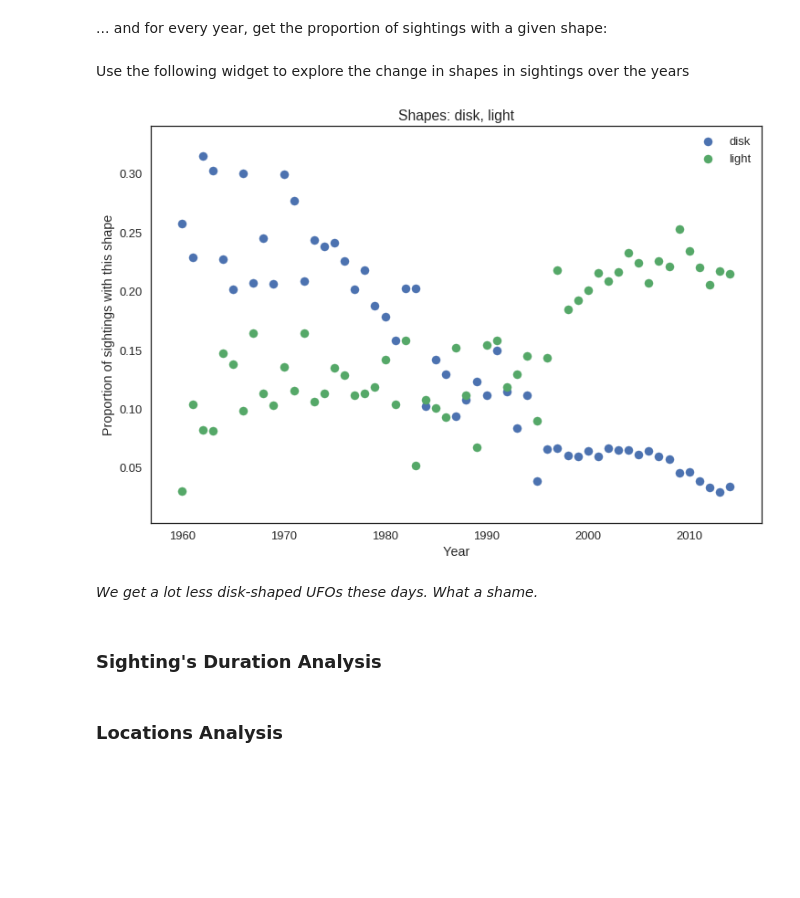
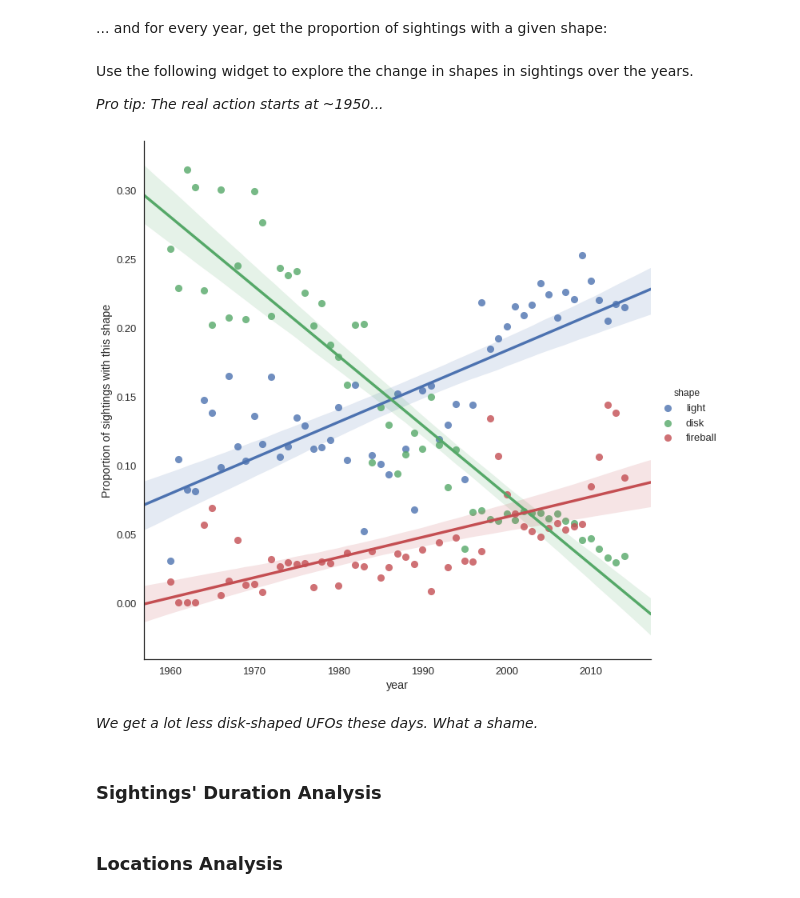
Before and after one commit to shahamran/needle, a Jupyter notebook: Aliens.ipynb, the cells around one changed output. Saved outputs shown, nothing was run; the diff lists cells and outputs as text; code cells hidden in the pictures; blank space fills up the shorter version.

Commit message:
tidy the shapes section

```diff
--- a/Aliens.ipynb
+++ b/Aliens.ipynb
@@ -26,6 +26,7 @@ MONTH = 'month'
 DAY = 'day'
 TIME = 'time'
 SHAPE = 'shape'
+COUNT = 'count'
 DESCRIPTION = 'comments'
 
 DATE_FORMAT = '%m/%d/%Y %H:%M'
@@ -85,55 +86,54 @@ shapes = [shape for shape in shapes if not pd.isnull(shape)]
 # get the distribution of each shape for every year
 years = np.unique(data[YEAR])
 def get_shape_distribution(shape, data):
-    # ignore queries with a small number of data rows
-    if len(data) < 10:
+    if len(data) > 0:
+        return len(data.loc[data[SHAPE] == shape, SHAPE]) / len(data)
+    else:
         return 0
-    else:
-        return len(data.loc[data[SHAPE] == shape, SHAPE]) / len(data)
 
-shapes_dist = pd.DataFrame(columns=shapes, index=years)
+shapes_dist = pd.DataFrame(columns=[YEAR, SHAPE, COUNT]).set_index([YEAR, SHAPE])
 for year in years:
     year_data = data.loc[data[YEAR] == year, :]
     shapes_distributions = {shape: get_shape_distribution(shape, year_data)
                             for shape in shapes}
-    shapes_dist.loc[year, :] = shapes_distributions
+    for shape in shapes:
+        shapes_dist.loc[(year, shape), COUNT] = shapes_distributions[shape]
 # %% [markdown]
-Use the following widget to explore the change in shapes in sightings over the years
+Use the following widget to explore the change in shapes in sightings over the years.
+
+_Pro tip: The real action starts at ~1950..._
-# %%
-shapes_selection = {shape: False for shape in shapes}
-
-@interact(from_time=[min(years), max(years)],
-          to_time=[min(years), max(years)],
-          shape_1=shapes,
-          shape_2=shapes)
-def plot_shape_distributions(from_time=1960,
-                             to_time=2014,
-                             shape_1='disk',
-                             shape_2='light'):
-    # configure the figure
-    fig = plt.figure()
-    plt.xlabel('Year')
-    plt.ylabel('Proportion of sightings with this shape')
-    plt.title("Shapes: {0}, {1}".format(shape_1, shape_2))
-
-    # get the relevant data and plot it
-    to_time = max(from_time, to_time)
-    x_0 = years[(years >= from_time) & (years <= to_time)]
-    ys = [None, None]
-    ys[0] = shapes_dist.loc[x_0, shape_1]
-    ys[1] = shapes_dist.loc[x_0, shape_2]
-    for y in ys:
-        # we ignore years with 0 sightings
-        y = y.replace(0, np.nan).dropna()
-        x = [year for year in x_0 if year in y.index]
-        plt.scatter(x, y)
-
-    plt.legend()
-# %% [output]
-[figure, removed]
+# %%
+select_years_widget = widgets.widgets.IntRangeSlider(
+    min = years[0],
+    max = years[-1],
+    value = (1960, 2014),
+    step = 1,
+    description = 'Years range'
+)
+
+select_shapes_widget = widgets.widgets.SelectMultiple(
+    options = shapes,
+    value = ['disk', 'light', 'fireball'],
+    description = 'Shapes to plot. Use Ctrl to select multiple values:',
+    disabled = False
+)
+
+# an interactive plotting function
+@widgets.interact_manual(years_range=select_years_widget,
+                         selected_shapes=select_shapes_widget)
+def plot_shape_distributions(years_range, selected_shapes):
+    # get all years in the selected range
+    selected_years = years[(years_range[0] <= years) &
+                           (years <= years_range[1])]
+    selected_data = shapes_dist.loc[(selected_years, selected_shapes), COUNT].reset_index()
+    # plot & format
+    sns.lmplot(x=YEAR, y=COUNT, hue=SHAPE, data=selected_data, size=10)
+    plt.ylabel('Proportion of sightings with this shape')
+# %% [output]
+[figure, added]
 # %% [markdown]
 _We get a lot less disk-shaped UFOs these days. What a shame._
 # %% [markdown]
-### Sighting's Duration Analysis
+### Sightings' Duration Analysis
 # %% [markdown]
 ### Locations Analysis
```
Also changed, not shown: parts of 1 cell of this notebook.
